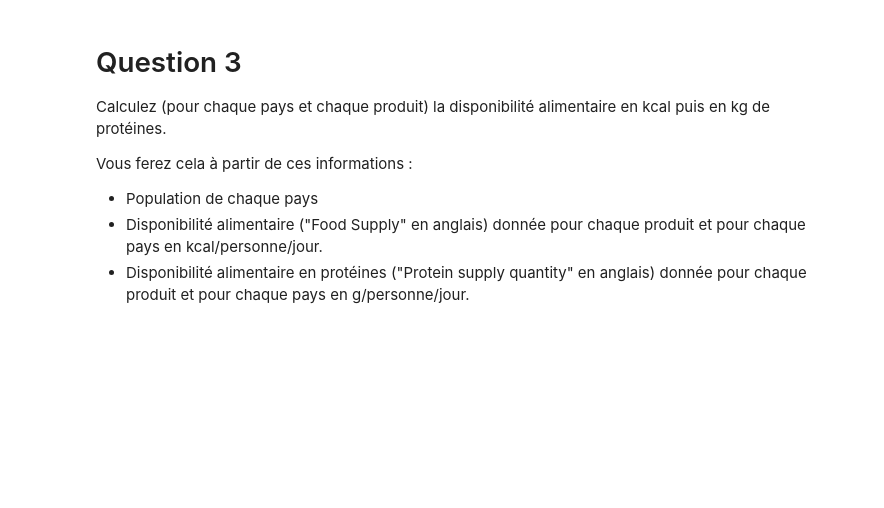
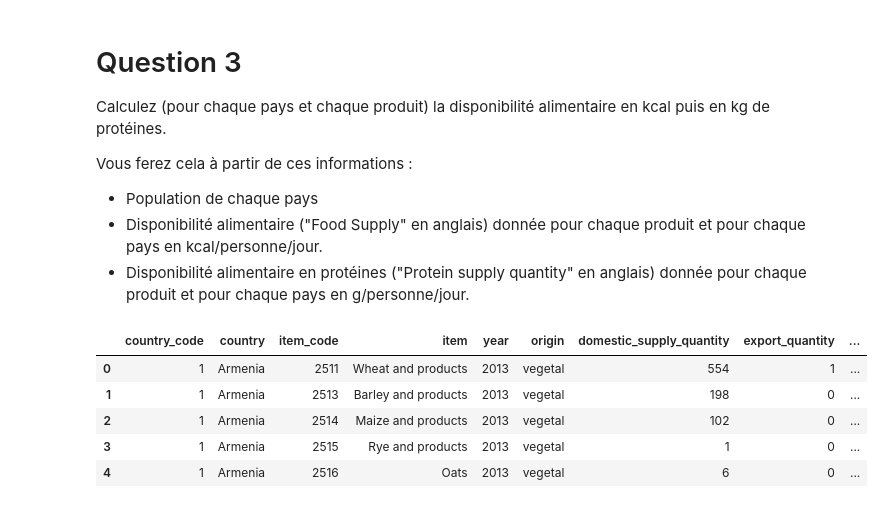
Before and after one commit to Sh4mSh4m/OCR_DA_proj3, a Jupyter notebook: projet3_fao.ipynb, the cells around one changed output. Cells and saved outputs as stored; diff of their text form; code cells hidden in the pictures; blank space fills up the shorter version.

```diff
--- a/projet3_fao.ipynb
+++ b/projet3_fao.ipynb
@@ -158,11 +164,24 @@ temp.columns = ["xx","xx2","country_code","country",'xx3','element'
     ,'item_code','item','xx4',"year","unit","value",'xx5','xx6'
     ,'origin']
 # %%
-data = temp.pivot_table(
-    index=["country_code","country","item_code","item","year","origin"],
-    columns = ["element"], values=["value"], aggfunc=sum)
-data.columns = ['domestic_supply_quantity', 'export_quantity', 'feed',
+food = temp.pivot_table(
+    index = ["country_code","country","item_code","item","year","origin"],
+    columns = ["element"],
+    values=["value"],
+    aggfunc=sum,
+    fill_value=0
+)
+food.columns = ['domestic_supply_quantity', 'export_quantity', 'feed',
     'food', 'food_supply_kcalcapitaday',
     'food_supply_quantity_kgcapitayr', 'import_quantity', 'other_uses',
     'processing', 'production', 'protein_supply_quantity_gcapitaday',
     'seed', 'stock_variation', 'waste']
+food = food.reset_index()
+food.head()
+# %% [output]
+|  | country_code | country | item_code | item | year | origin | domestic_supply_quantity | export_quantity | ... |
+| 0 | 1 | Armenia | 2511 | Wheat and products | 2013 | vegetal | 554 | 1 | ... |
+| 1 | 1 | Armenia | 2513 | Barley and products | 2013 | vegetal | 198 | 0 | ... |
+| 2 | 1 | Armenia | 2514 | Maize and products | 2013 | vegetal | 102 | 0 | ... |
+| 3 | 1 | Armenia | 2515 | Rye and products | 2013 | vegetal | 1 | 0 | ... |
+| 4 | 1 | Armenia | 2516 | Oats | 2013 | vegetal | 6 | 0 | ... |
```
Also changed, not shown: parts of 43 cells of this notebook.
